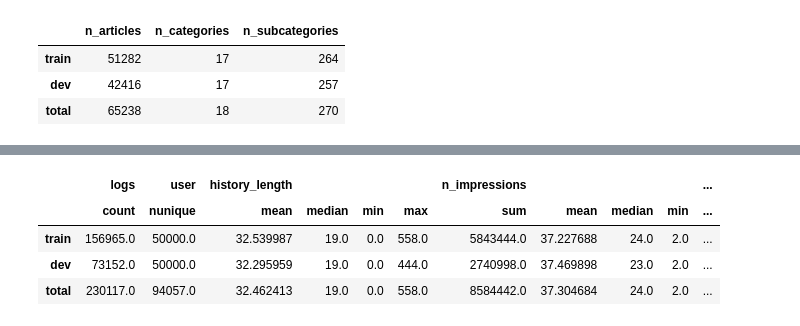
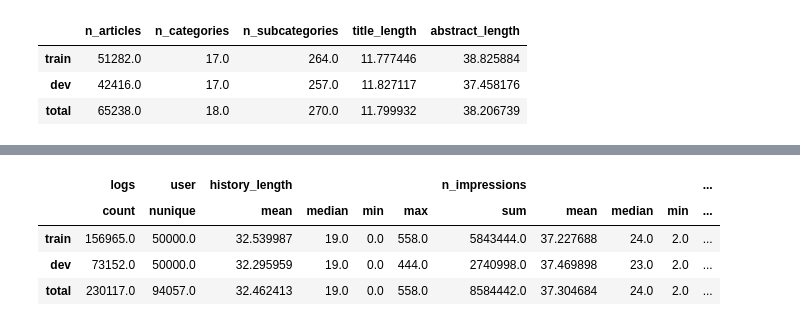
Before and after one commit to koengommers/news-recommendation, a Jupyter notebook: notebooks/Data.ipynb, the cells around one changed output, grey strips where cells are left out. Drawn from its saved outputs; the diff is of its cells as text; code cells hidden in the pictures.

Commit message:
feat: expand data notebook

```diff
--- a/notebooks/Data.ipynb
+++ b/notebooks/Data.ipynb
@@ -1,6 +1,16 @@
 # %%
 from IPython.display import display
+import os
 import pandas as pd
 import pyrootutils
+import matplotlib.pyplot as plt
+import hydra
+from nltk.tokenize import word_tokenize
 
 pyrootutils.set_root(os.path.abspath(".."), pythonpath=True)
+
+from src.utils.data import load_news, load_behaviors, load_users
+from src.utils.notebook import get_figsize, plot_latex_style
+
+with hydra.initialize(version_base=None, config_path="../conf"):
+    cfg = hydra.compose(config_name="notebook")
@@ -9,26 +17,31 @@ from src.utils.data import load_news, load_behaviors
 # %%
 def news_stats(variant):
-    news = load_news(variant=variant, drop_duplicates=False, data_dir="../data")
+    news = load_news(variant=variant, drop_duplicates=False, data_dir=cfg.data_dir)
     news = news.reset_index()
+    news["title_length"] = news.title.apply(word_tokenize).str.len()
+    news["abstract_length"] = news.abstract.apply(word_tokenize).str.len()
 
     aggregations = {
         'id': 'nunique',
         'category': 'nunique',
         'subcategory': 'nunique',
+        'title_length': 'mean',
+        'abstract_length': 'mean'
     }
     splits = news.groupby("split", sort=False).agg(aggregations)
     total = news.agg(aggregations).to_frame(name="total").T
     stats = pd.concat([splits, total])
     stats = stats.rename(columns={
         'id': 'n_articles',
         'category': 'n_categories',
         'subcategory': 'n_subcategories',
     })
-    display(stats)
+    index = pd.Index(["train", "test", "dev", "total"]).intersection(stats.index)
+    return stats.reindex(index)
 
 news_stats("small")
 # %% [output]
-|  | n_articles | n_categories | n_subcategories |
-| train | 51282 | 17 | 264 |
-| dev | 42416 | 17 | 257 |
-| total | 65238 | 18 | 270 |
+|  | n_articles | n_categories | n_subcategories | title_length | abstract_length |
+| train | 51282.0 | 17.0 | 264.0 | 11.777446 | 38.825884 |
+| dev | 42416.0 | 17.0 | 257.0 | 11.827117 | 37.458176 |
+| total | 65238.0 | 18.0 | 270.0 | 11.799932 | 38.206739 |
```
Also changed, not shown: parts of 13 cells of this notebook, 1 other file.
